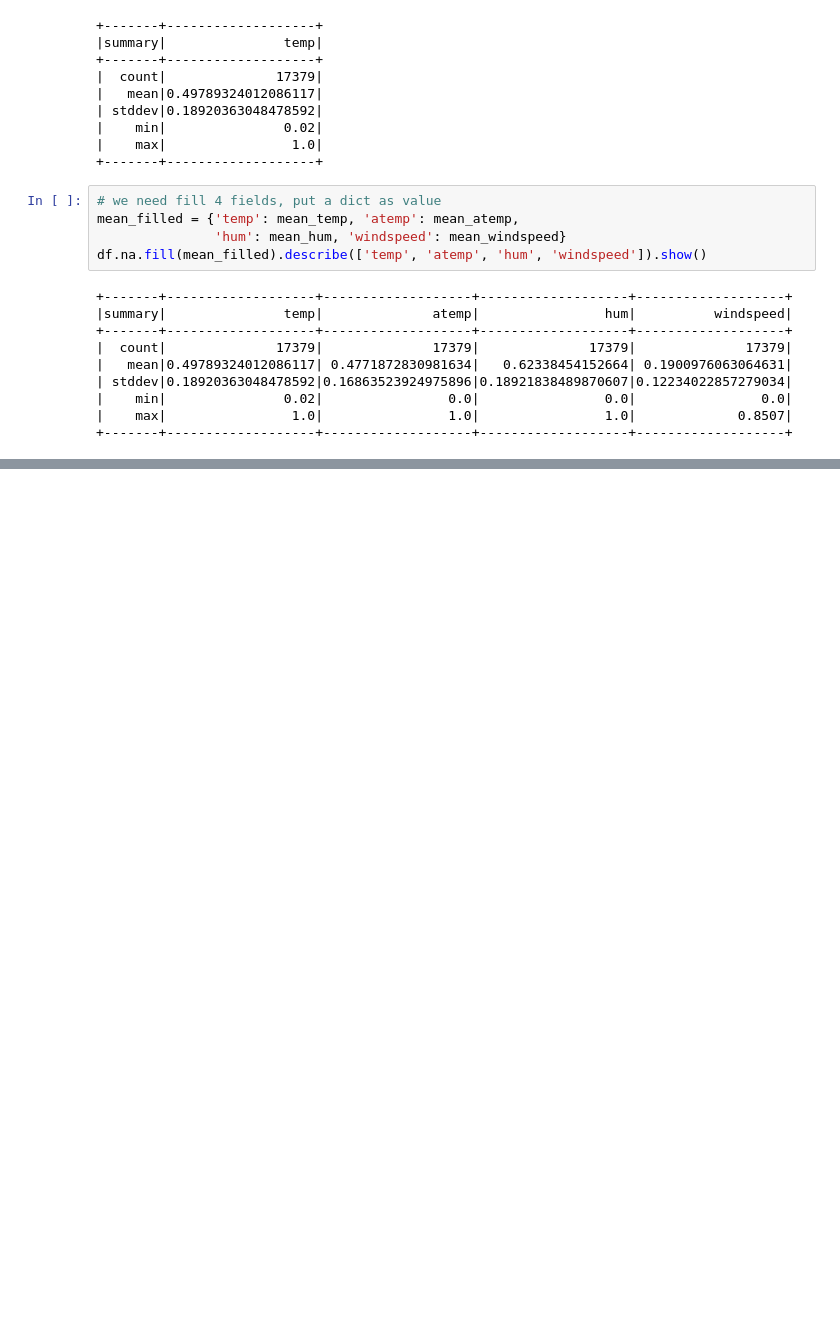
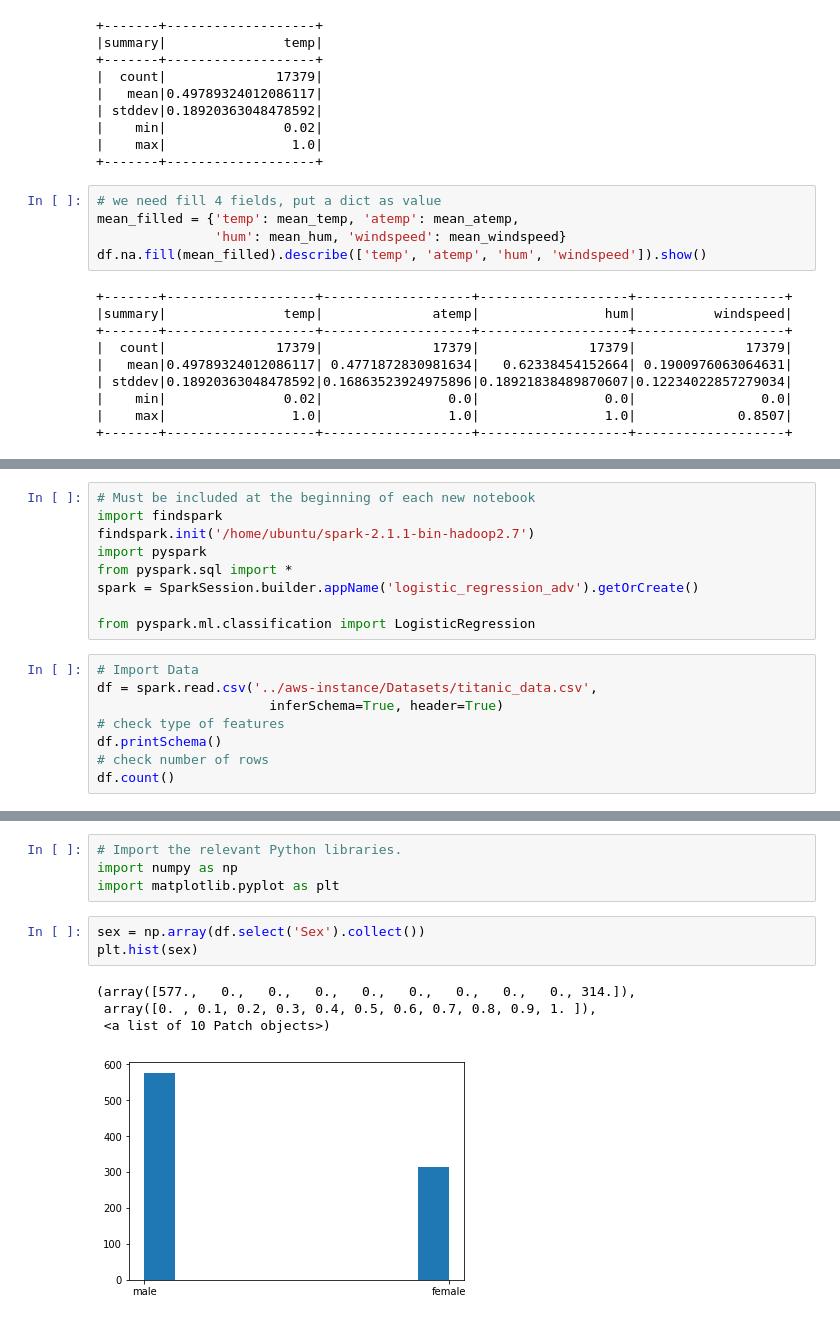
Before and after one commit to Litzenz/DataMining, a Jupyter notebook: Iteration4.ipynb, the cells around one changed output, grey strips where cells are left out. Saved outputs shown, nothing was run; the diff lists cells and outputs as text; blank space fills up the shorter version.

```diff
--- a/Iteration4.ipynb
+++ b/Iteration4.ipynb
@@ -370,0 +787,17 @@ df.na.fill(mean_filled).describe(['temp', 'atemp', 'hum', 'windspeed']).show()
+# %%
+# Must be included at the beginning of each new notebook
+import findspark
+findspark.init('/home/ubuntu/spark-2.1.1-bin-hadoop2.7')
+import pyspark
+from pyspark.sql import *
+spark = SparkSession.builder.appName('logistic_regression_adv').getOrCreate()
+
+from pyspark.ml.classification import LogisticRegression
+# %%
+# Import Data
+df = spark.read.csv('../aws-instance/Datasets/titanic_data.csv',
+                      inferSchema=True, header=True)
+# check type of features
+df.printSchema()
+# check number of rows
+df.count()
@@ -370,0 +916,12 @@ df.na.fill(mean_filled).describe(['temp', 'atemp', 'hum', 'windspeed']).show()
+# %%
+# Import the relevant Python libraries.
+import numpy as np
+import matplotlib.pyplot as plt
+# %%
+sex = np.array(df.select('Sex').collect())
+plt.hist(sex)
+# %% [output]
+(array([577.,   0.,   0.,   0.,   0.,   0.,   0.,   0.,   0., 314.]),
+ array([0. , 0.1, 0.2, 0.3, 0.4, 0.5, 0.6, 0.7, 0.8, 0.9, 1. ]),
+ <a list of 10 Patch objects>)
+[figure, added]
```
Also changed, not shown: parts of 60 cells of this notebook.
